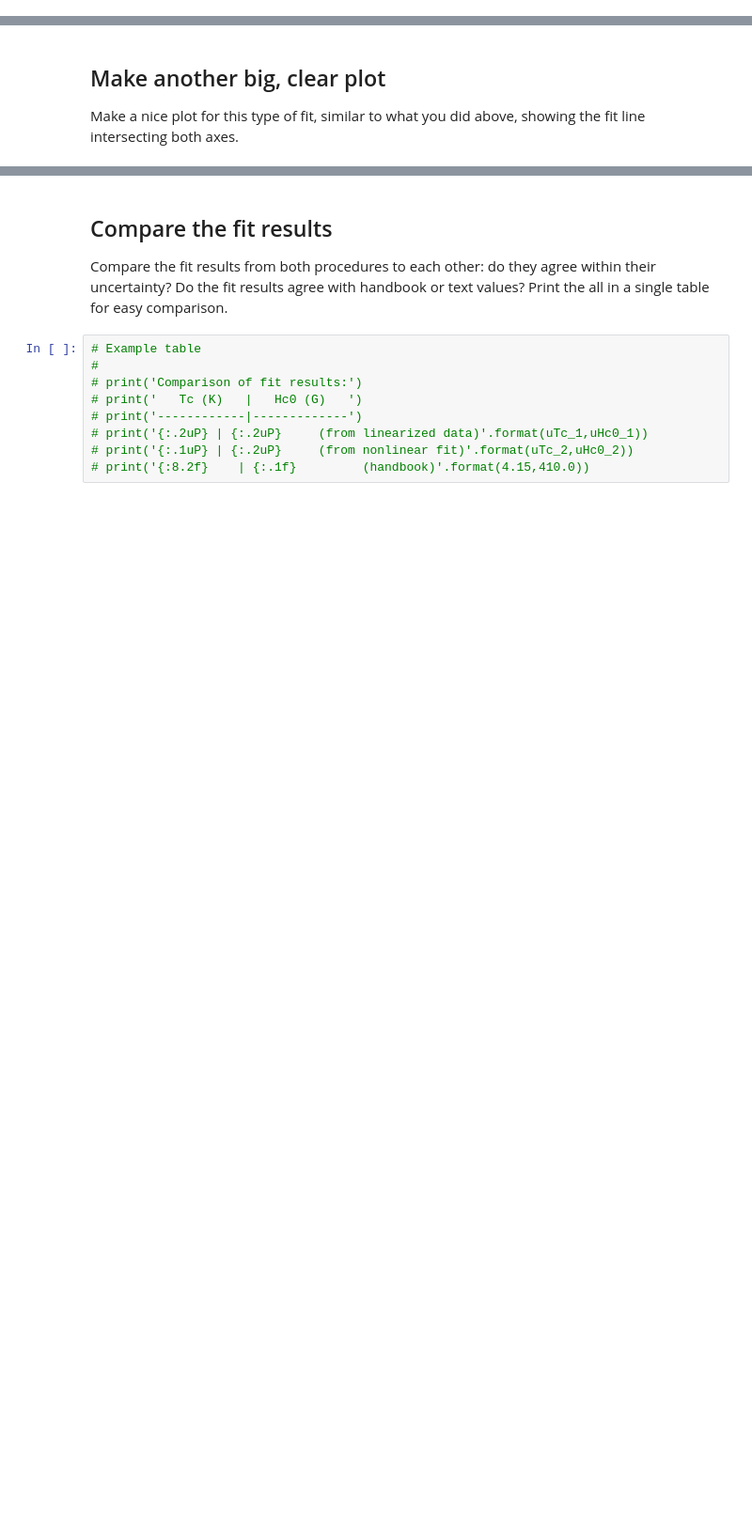
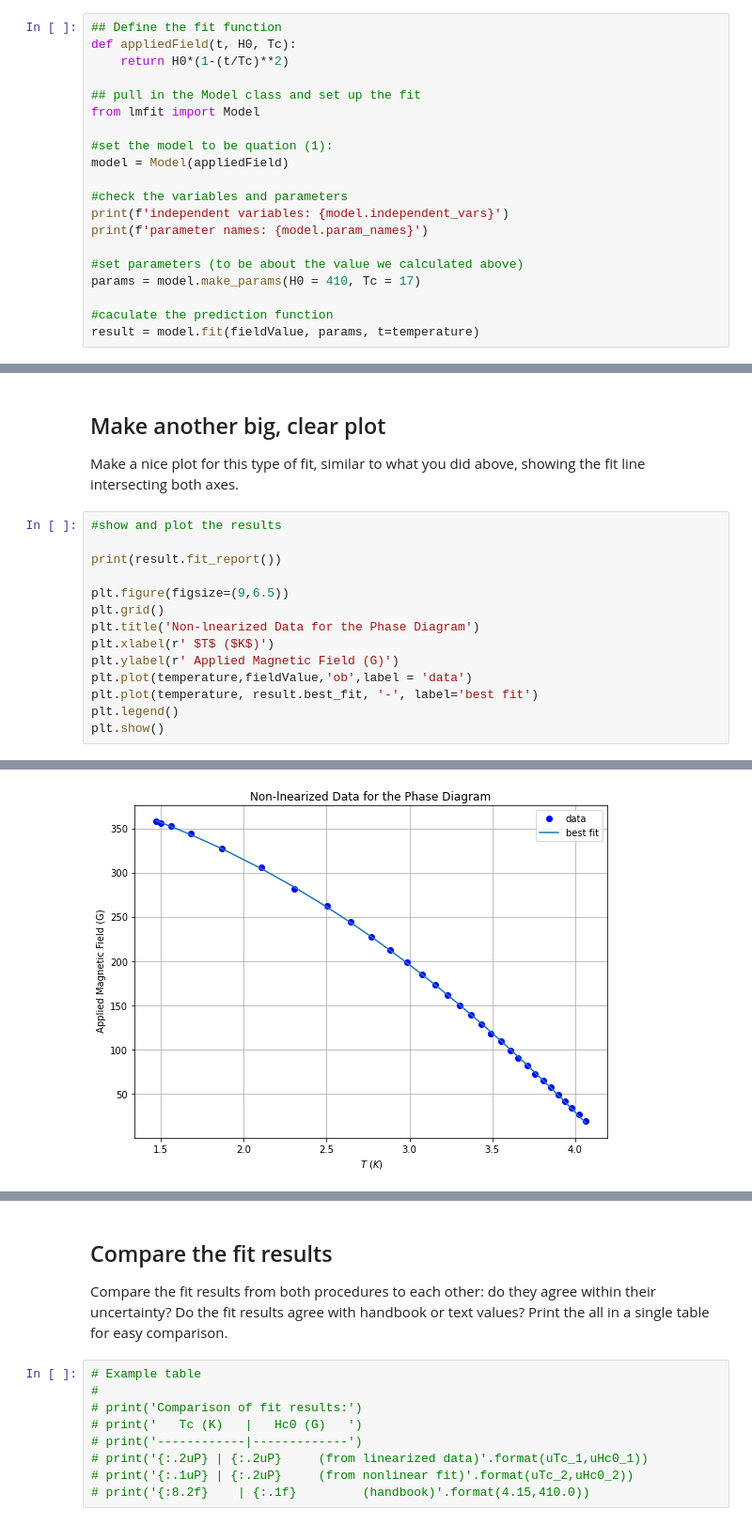
Before and after one commit to ahserhan/CMX, a Jupyter notebook: low-temperature-superconductivity/Superconductivity Individual Analysis (Template).ipynb, the cells around one changed output, grey strips where cells are left out. Shown at 94% size. Drawn from its saved outputs; the diff is of its cells as text; blank space fills up the shorter version.

```diff
--- a/low-temperature-superconductivity/Superconductivity Individual Analysis (Template).ipynb
+++ b/low-temperature-superconductivity/Superconductivity Individual Analysis (Template).ipynb
@@ -267,3 +267,23 @@ The critical field at zero temperature is 409.99±0.50 G
 Use the LMFit `Model()` class to create a non-linear fit function in the form of equation (1).  Then use it to fit the unlinearized data of $H_c$ vs. $T$ directly.  In this version, the fit parameters should be the values of $H_{c0}$ vs. $T_c$.
 
 An example of using the `Model()` class to fit an arbitrary function is given in this notebook: [Example of LMFit Model Custom Function](Example%20LMFit%20Model%20with%20Arbitrary%20Function.ipynb) (The notebook should be in your working subdirectory).
+# %%
+## Define the fit function
+def appliedField(t, H0, Tc):
+    return H0*(1-(t/Tc)**2)
+
+## pull in the Model class and set up the fit
+from lmfit import Model
+
+#set the model to be quation (1):
+model = Model(appliedField)
+
+#check the variables and parameters
+print(f'independent variables: {model.independent_vars}')
+print(f'parameter names: {model.param_names}')
+
+#set parameters (to be about the value we calculated above)
+params = model.make_params(H0 = 410, Tc = 17)
+
+#caculate the prediction function
+result = model.fit(fieldValue, params, t=temperature)
@@ -271,3 +294,18 @@ An example of using the `Model()` class to fit an arbitrary function is given in
 ## Make another big, clear plot
 
 Make a nice plot for this type of fit, similar to what you did above, showing the fit line intersecting both axes.
+# %%
+#show and plot the results
+
+print(result.fit_report())
+
+plt.figure(figsize=(9,6.5))
+plt.grid()
+plt.title('Non-lnearized Data for the Phase Diagram')
+plt.xlabel(r' $T$ ($K$)')
+plt.ylabel(r' Applied Magnetic Field (G)')
+plt.plot(temperature,fieldValue,'ob',label = 'data')
+plt.plot(temperature, result.best_fit, '-', label='best fit')
+plt.legend()
+plt.show()
+# %% [output]
@@ -273,0 +329 @@ Make a nice plot for this type of fit, similar to what you did above, showing th
+[figure, added]
```
Also changed, not shown: parts of 3 cells of this notebook.
